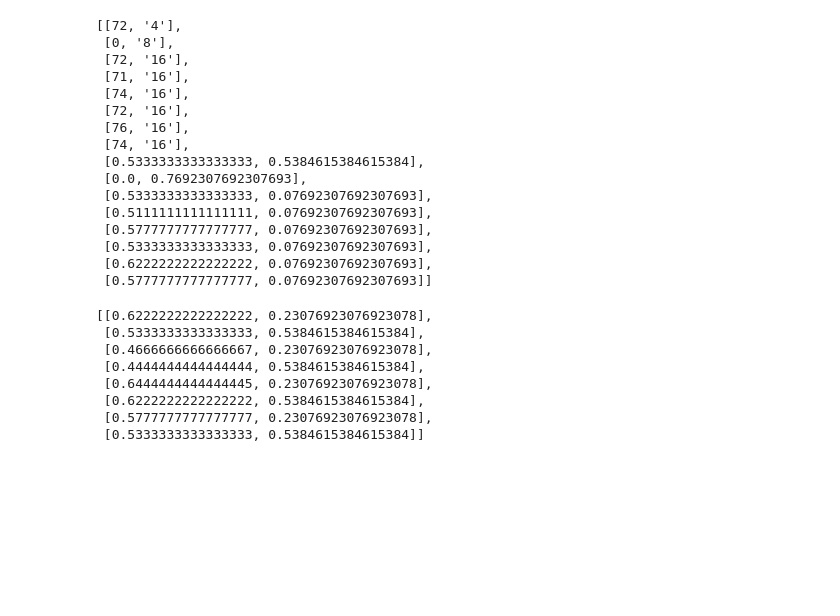
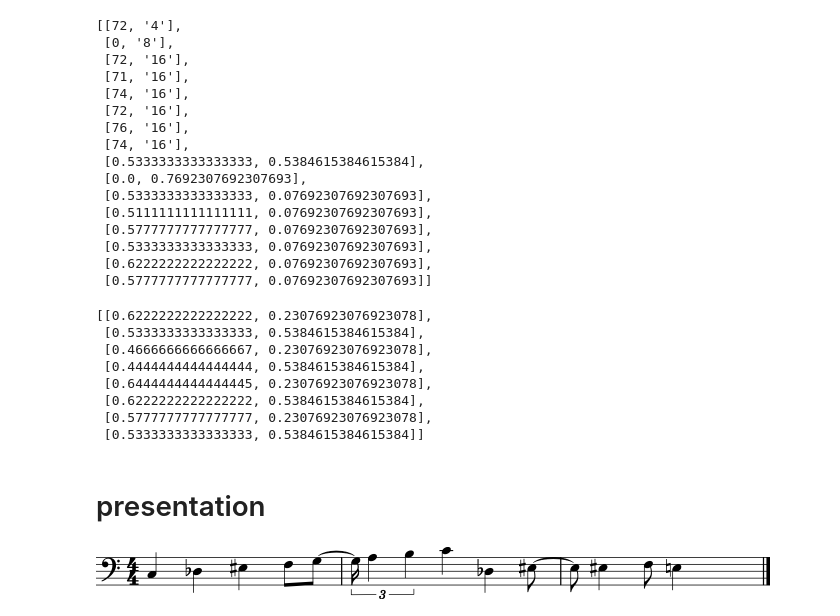
Before and after one commit to sevans47/CoolMelodyProject, a Jupyter notebook: notebooks/miz_notebook.ipynb, the cells around one changed output. Saved outputs shown, nothing was run; the diff lists cells and outputs as text; code cells hidden in the pictures; blank space fills up the shorter version.

```diff
--- a/notebooks/miz_notebook.ipynb
+++ b/notebooks/miz_notebook.ipynb
@@ -799,3 +799,5 @@ normalized_input_sequence
  [0.6222222222222222, 0.5384615384615384],
  [0.5777777777777777, 0.23076923076923078],
  [0.5333333333333333, 0.5384615384615384]]
+# %% [markdown]
+# presentation
@@ -801,0 +807,5 @@ normalized_input_sequence
+# %%
+s = converter.parse('tinyNotation: 4/4 C4 D-4 E#4 F8 trip{G4 A4 B4} c4 D-4 E#4 E#4 F8 E4')
+s.show()
+# %% [output]
+[figure, added]
```
Also changed, not shown: parts of 3 cells of this notebook, 1 other file.
